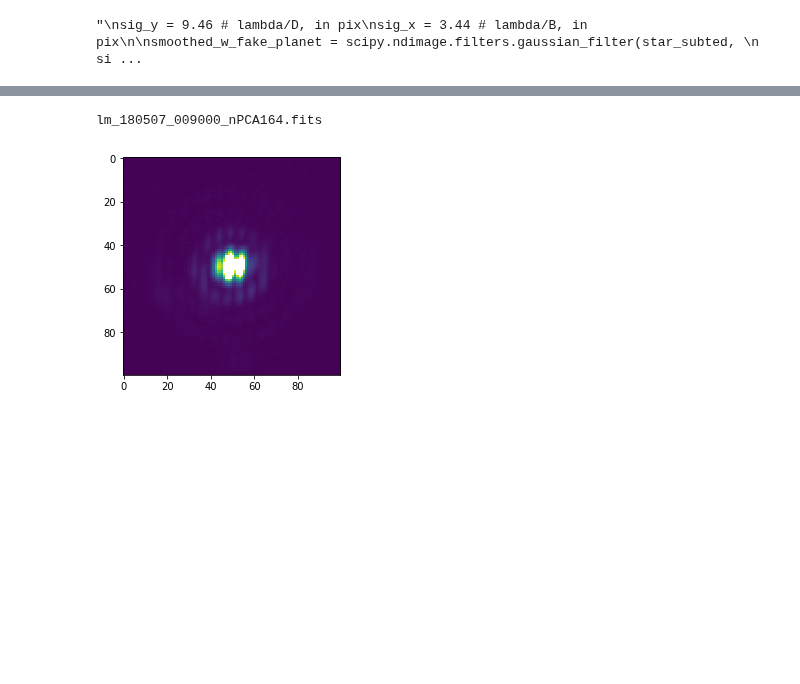
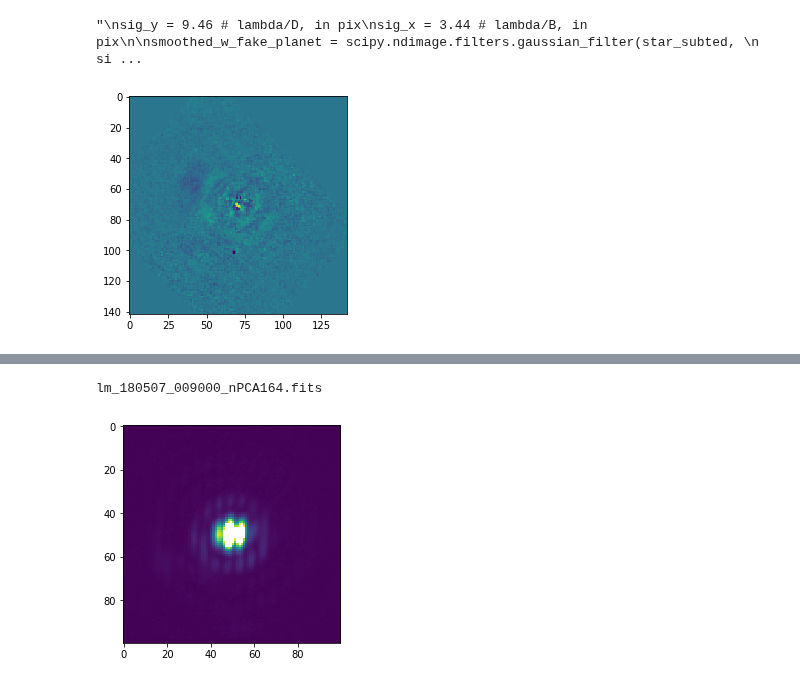
Before and after one commit to mwanakijiji/lbti_altair_fizeau, a Jupyter notebook: detection_draft.ipynb, the cells around one changed output, grey strips where cells are left out. Drawn from its saved outputs; the diff is of its cells as text; code cells hidden in the pictures; blank space fills up the shorter version.

```diff
--- a/detection_draft.ipynb
+++ b/detection_draft.ipynb
@@ -91,0 +94,11 @@ smoothed_wo_fake_planet = scipy.ndimage.filters.gaussian_filter(star_subted_wo_f
+# %%
+# read in a test star-subtracted image
+
+star_subted_cube, header = fits.getdata("junk_stack_frames_04259to11000.fits", header=True)
+star_subted = np.copy(star_subted_cube[0,:,:])
+del star_subted_cube
+# %%
+plt.imshow(star_subted)
+plt.show()
+# %% [output]
+[figure, added]
```
Also changed, not shown: parts of 23 cells of this notebook, 1 other file.
